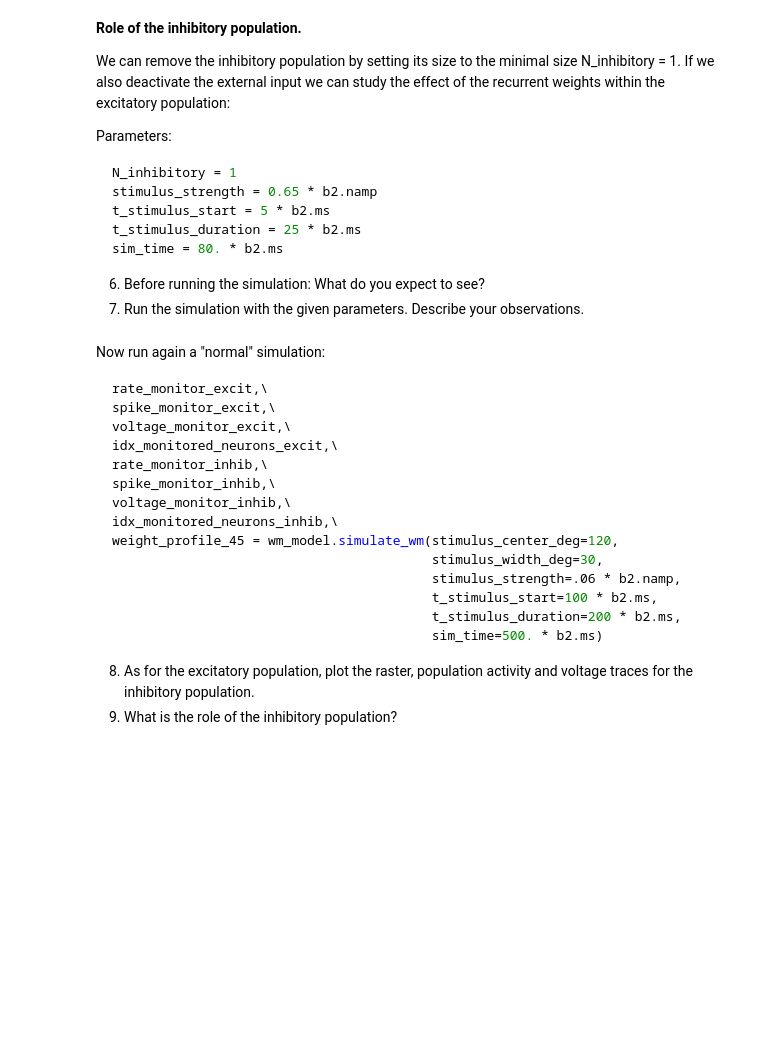
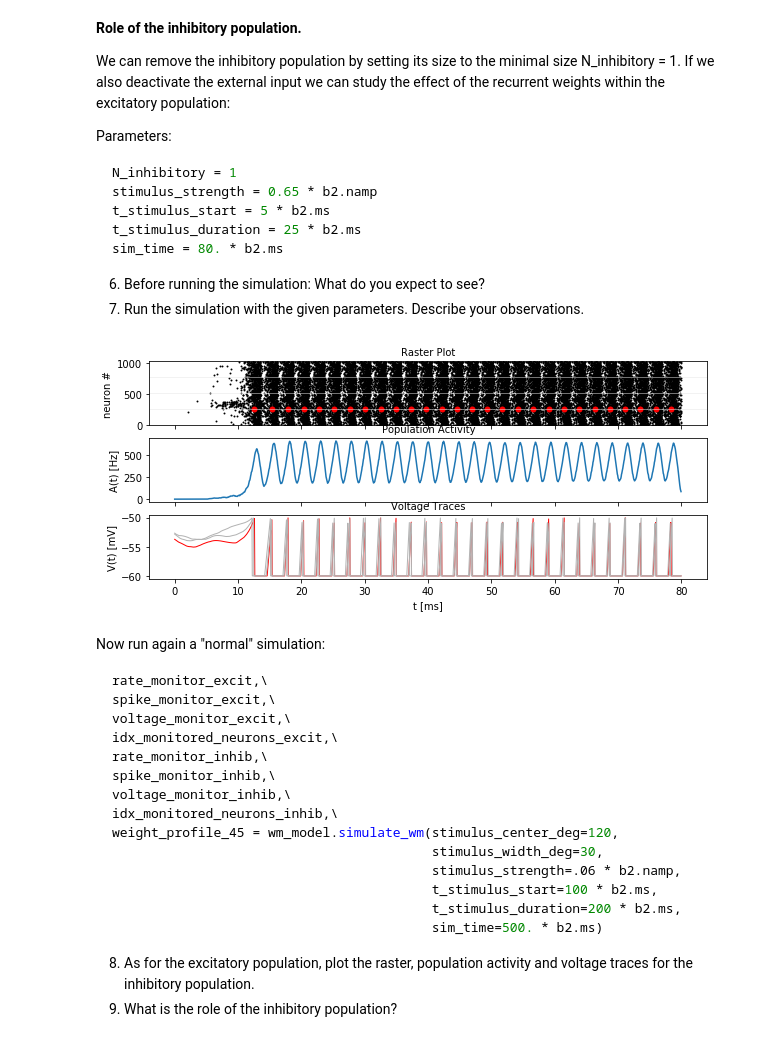
Before and after one commit to mackelab/msne-lsmlsda-2019, a Jupyter notebook: your-code/project3_FuIs/03_spatial_working_memory.ipynb, the cells around one changed output. Cells and saved outputs as stored; diff of their text form; code cells hidden in the pictures; blank space fills up the shorter version.

```diff
--- a/your-code/project3_FuIs/03_spatial_working_memory.ipynb
+++ b/your-code/project3_FuIs/03_spatial_working_memory.ipynb
@@ -417,3 +479,28 @@ sim_time = 80. * b2.ms
 
 6.   Before running the simulation: What do you expect to see?
 7.   Run the simulation with the given parameters. Describe your observations.
+# %%
+rate_monitor_excit,\
+spike_monitor_excit,\
+voltage_monitor_excit,\
+idx_monitored_neurons_excit,\
+rate_monitor_inhib,\
+spike_monitor_inhib,\
+voltage_monitor_inhib,\
+idx_monitored_neurons_inhib,\
+weight_profile_45 = wm_model.simulate_wm(N_inhibitory=1,
+                                         stimulus_center_deg=120,
+                                         stimulus_width_deg=30,
+                                         stimulus_strength=.65 * b2.namp,
+                                         t_stimulus_start=5 * b2.ms,
+                                         t_stimulus_duration=25 * b2.ms,
+                                         sim_time=80. * b2.ms)
+
+
+
+fig, ax_raster, ax_rate, ax_voltage = plot_tools.plot_network_activity(rate_monitor_excit,
+                                                                       spike_monitor_excit,
+                                                                       voltage_monitor_excit,
+                                                                       t_min=0. * b2.ms)
+# %% [output]
+[figure, added]
```
Also changed, not shown: parts of 9 cells of this notebook.
